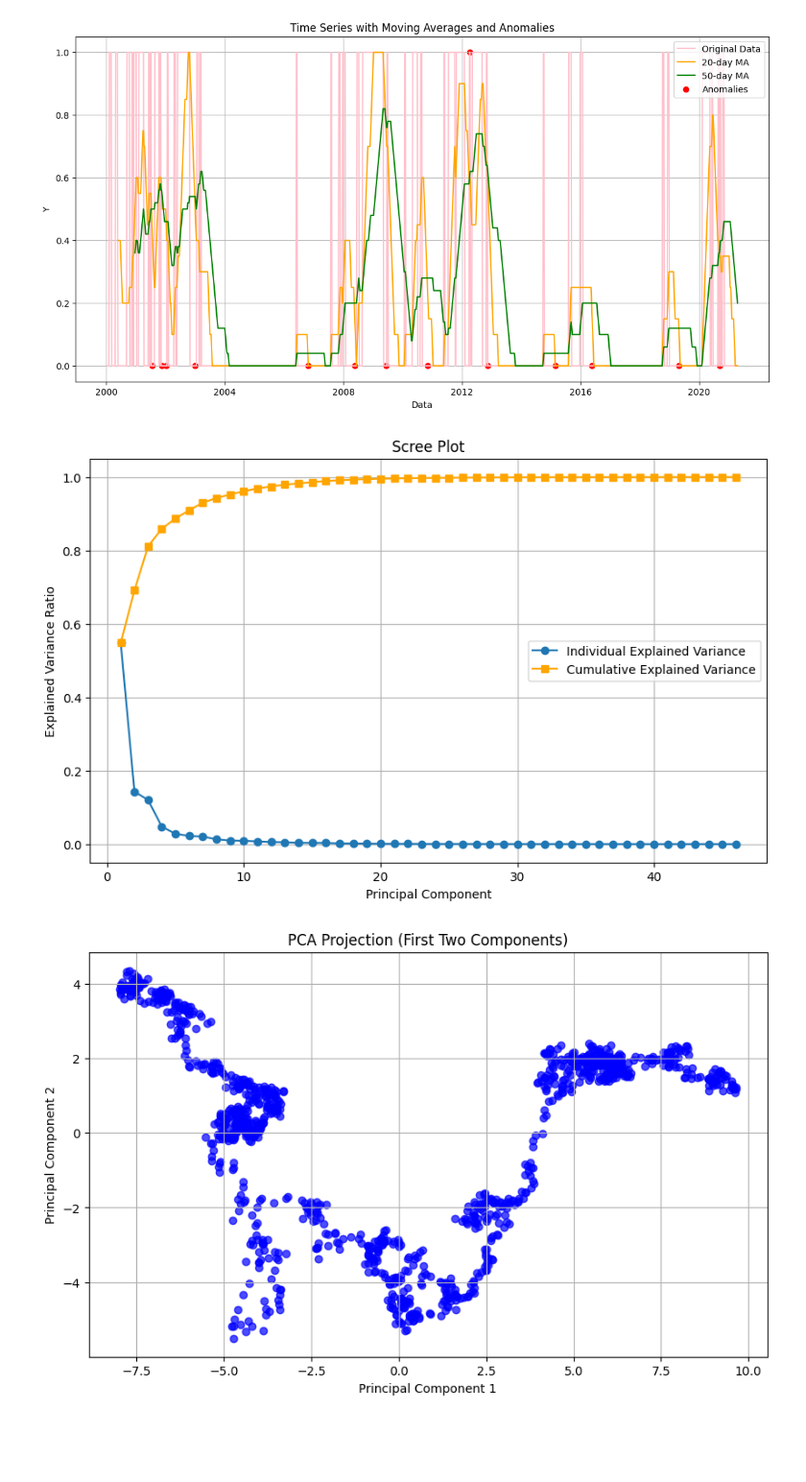
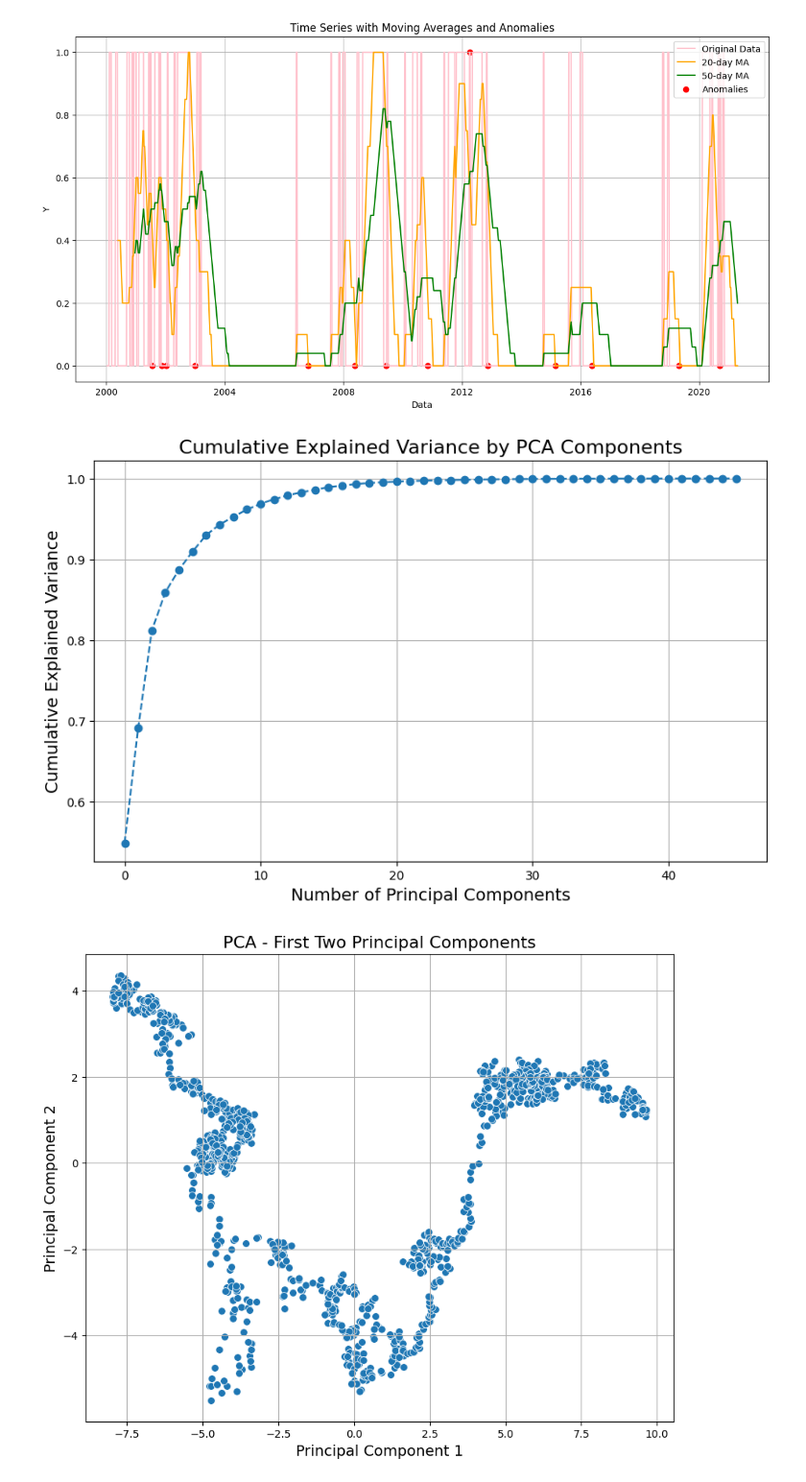
Before and after one commit to hewansirak/Financial-market-anomaly-detection, a Jupyter notebook: main.ipynb, the cells around one changed output. Shown at 96% size. Saved outputs shown, nothing was run; the diff lists cells and outputs as text; code cells hidden in the pictures; blank space fills up the shorter version.

```diff
--- a/main.ipynb
+++ b/main.ipynb
@@ -267 +278,8 @@ scaled_data = StandardScaler().fit_transform(imputed_data)
+# %%
+df = df.fillna(df.mean())
+# %%
+df_numeric = df.select_dtypes(include=[np.number])
+# %%
+scaler = StandardScaler()
+scaled_data = scaler.fit_transform(df_numeric)
 # %%
@@ -274,22 +291,30 @@ cumulative_variance = np.cumsum(explained_variance)
 # %%
 plt.figure(figsize=(10, 6))
-plt.plot(range(1, len(explained_variance) + 1), explained_variance, marker='o', label='Individual Explained Variance')
-plt.plot(range(1, len(cumulative_variance) + 1), cumulative_variance, marker='s', label='Cumulative Explained Variance', color='orange')
-plt.xlabel('Principal Component')
-plt.ylabel('Explained Variance Ratio')
-plt.title('Scree Plot')
-plt.legend()
+plt.plot(np.cumsum(explained_variance), marker='o', linestyle='--')
+plt.title('Cumulative Explained Variance by PCA Components', fontsize=16)
+plt.xlabel('Number of Principal Components', fontsize=14)
+plt.ylabel('Cumulative Explained Variance', fontsize=14)
 plt.grid()
 plt.show()
 # %% [output]
-[figure, old version]
+[figure, new version]
+# %%
+pca_df = pd.DataFrame(
+    data=pca_result,
+    columns=[f'PC{i+1}' for i in range(pca_result.shape[1])]
+)
 # %%
-plt.figure(figsize=(10, 6))
-plt.scatter(pca_result[:, 0], pca_result[:, 1], c='blue', alpha=0.7)
-plt.xlabel('Principal Component 1')
-plt.ylabel('Principal Component 2')
-plt.title('PCA Projection (First Two Components)')
+plt.figure(figsize=(10, 8))
+sns.scatterplot(
+    x=pca_df['PC1'],
+    y=pca_df['PC2'],
+    palette='viridis',
+    s=50
+)
+plt.title('PCA - First Two Principal Components', fontsize=16)
+plt.xlabel('Principal Component 1', fontsize=14)
+plt.ylabel('Principal Component 2', fontsize=14)
 plt.grid()
 plt.show()
 # %% [output]
-[figure, old version]
+[figure, new version]
```
Also changed, not shown: parts of 9 cells of this notebook.
